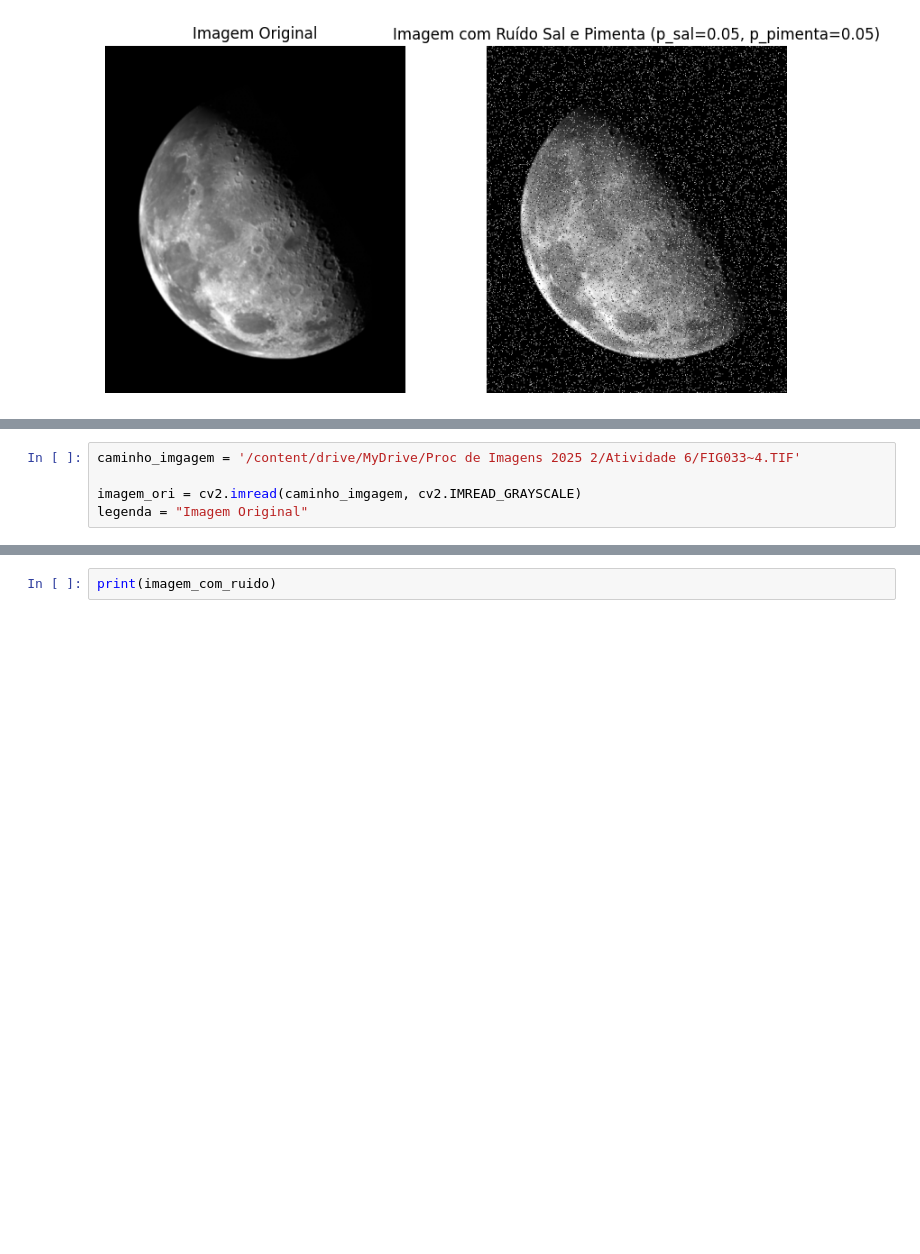
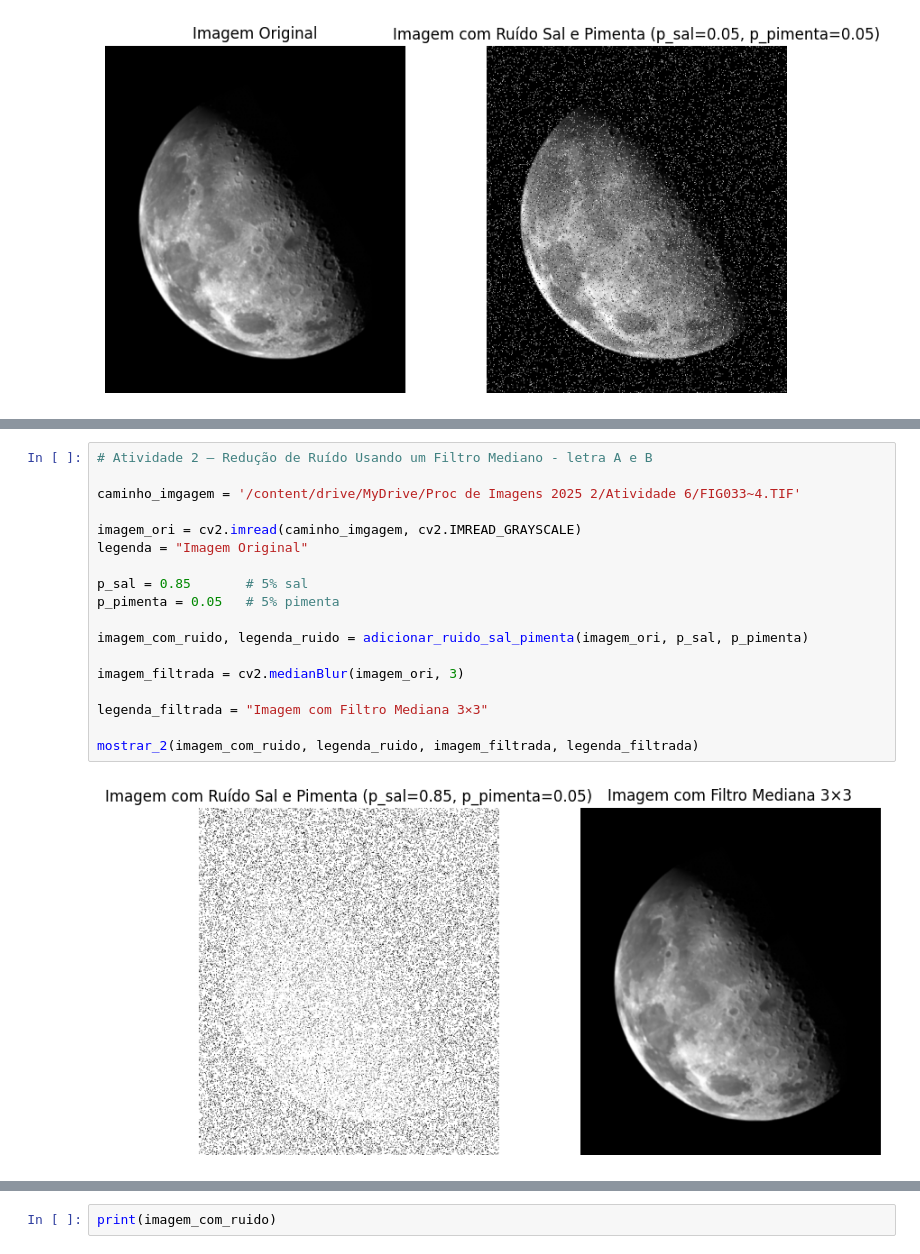
Before and after one commit to laerteluizf/Proc_Imagens_2025_2, a Jupyter notebook: proc_imagens_tarefa_final.ipynb, the cells around one changed output, grey strips where cells are left out. Drawn from its saved outputs; the diff is of its cells as text; blank space fills up the shorter version.

```diff
--- a/proc_imagens_tarefa_final.ipynb
+++ b/proc_imagens_tarefa_final.ipynb
@@ -146,5 +173,20 @@ def mostrar_imagem_e_histograma(imagem, titulo_imagem):
 # %%
+# Atividade 2 – Redução de Ruído Usando um Filtro Mediano - letra A e B
+
 caminho_imgagem = '/content/drive/MyDrive/Proc de Imagens 2025 2/Atividade 6/FIG033~4.TIF'
 
 imagem_ori = cv2.imread(caminho_imgagem, cv2.IMREAD_GRAYSCALE)
 legenda = "Imagem Original"
+
+p_sal = 0.85       # 5% sal
+p_pimenta = 0.05   # 5% pimenta
+
+imagem_com_ruido, legenda_ruido = adicionar_ruido_sal_pimenta(imagem_ori, p_sal, p_pimenta)
+
+imagem_filtrada = cv2.medianBlur(imagem_ori, 3)
+
+legenda_filtrada = "Imagem com Filtro Mediana 3×3"
+
+mostrar_2(imagem_com_ruido, legenda_ruido, imagem_filtrada, legenda_filtrada)
+# %% [output]
+[figure, added]
```
Also changed, not shown: parts of 6 cells of this notebook.
